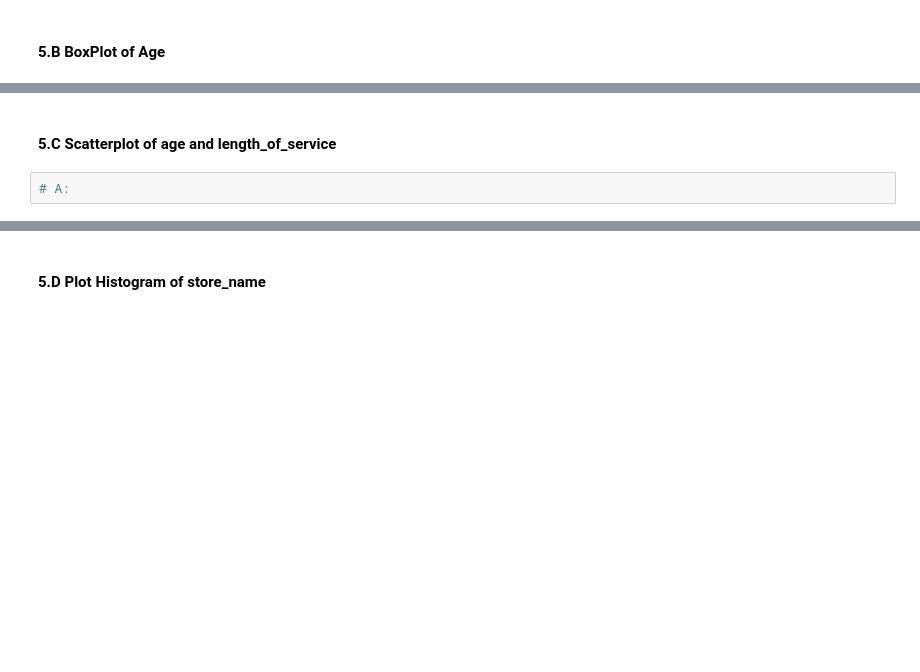
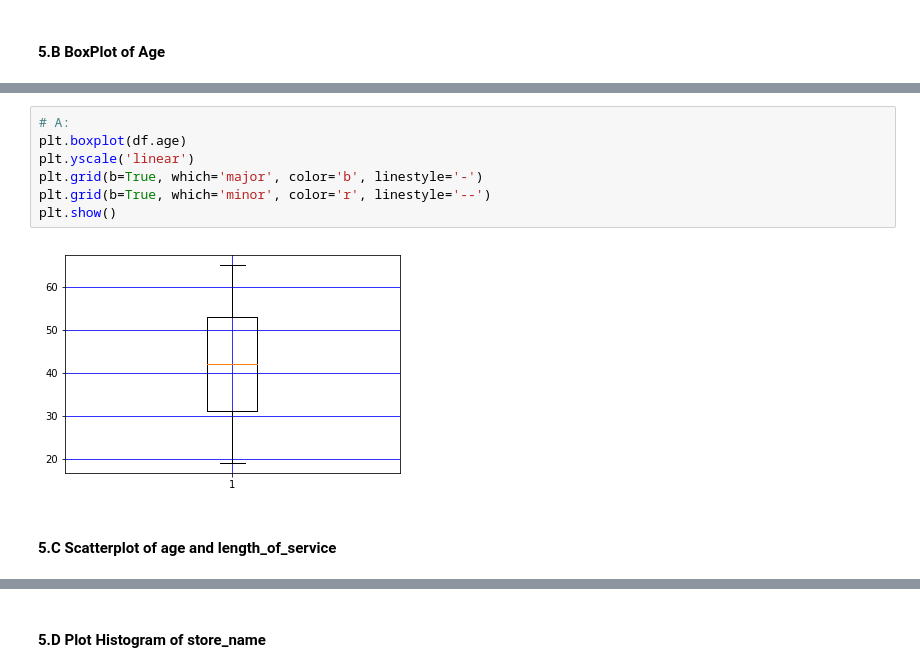
Before and after one commit to Leek03/dsia, a Jupyter notebook: BOB/1.2.2 Pandas Lab.ipynb, the cells around one changed output, grey strips where cells are left out. Cells and saved outputs as stored; diff of their text form; blank space fills up the shorter version.

```diff
--- a/BOB/1.2.2 Pandas Lab.ipynb
+++ b/BOB/1.2.2 Pandas Lab.ipynb
@@ -180,4 +450,11 @@ Find count, mean, std, min, max of of all columns of dataframe
+# %%
+# A:
+plt.boxplot(df.age)
+plt.yscale('linear')
+plt.grid(b=True, which='major', color='b', linestyle='-')
+plt.grid(b=True, which='minor', color='r', linestyle='--')
+plt.show()
+# %% [output]
+[figure, added]
 # %% [markdown]
 #### 5.C Scatterplot of age and length_of_service
-# %%
-# A:
```
Also changed, not shown: parts of 36 cells of this notebook, 2 other files.
